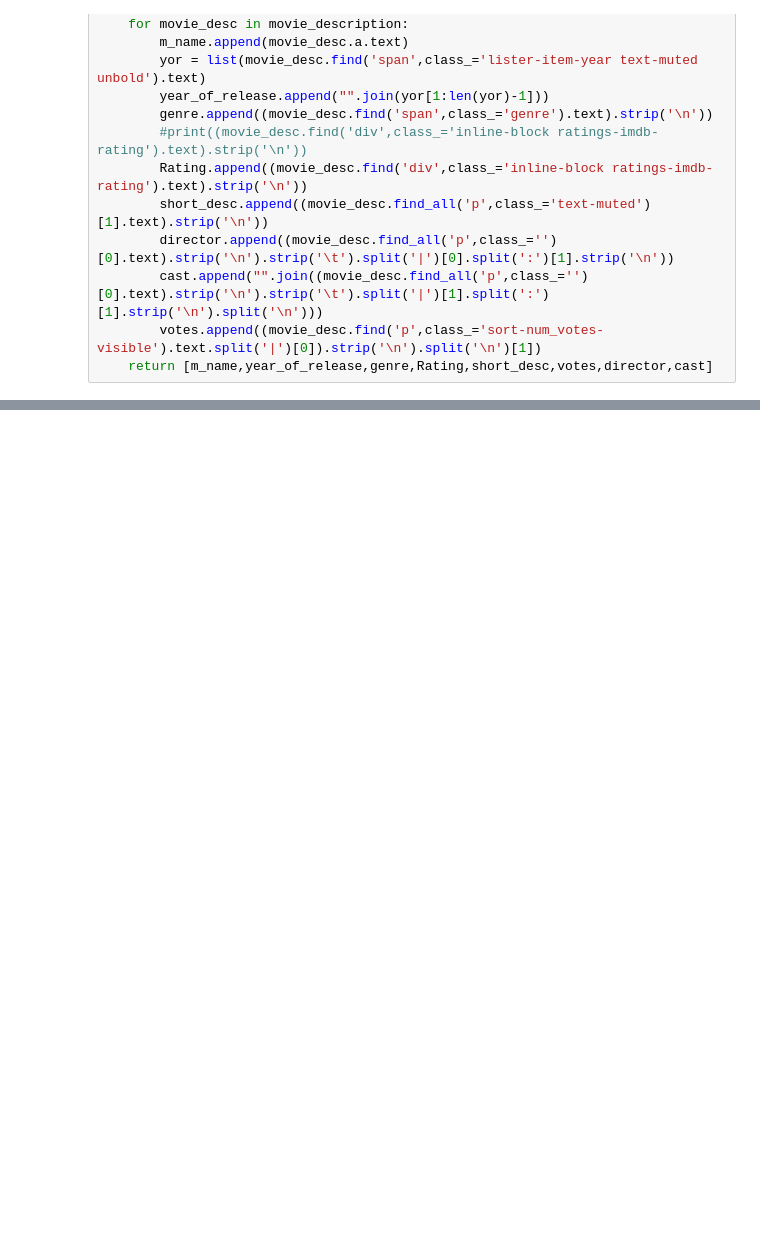
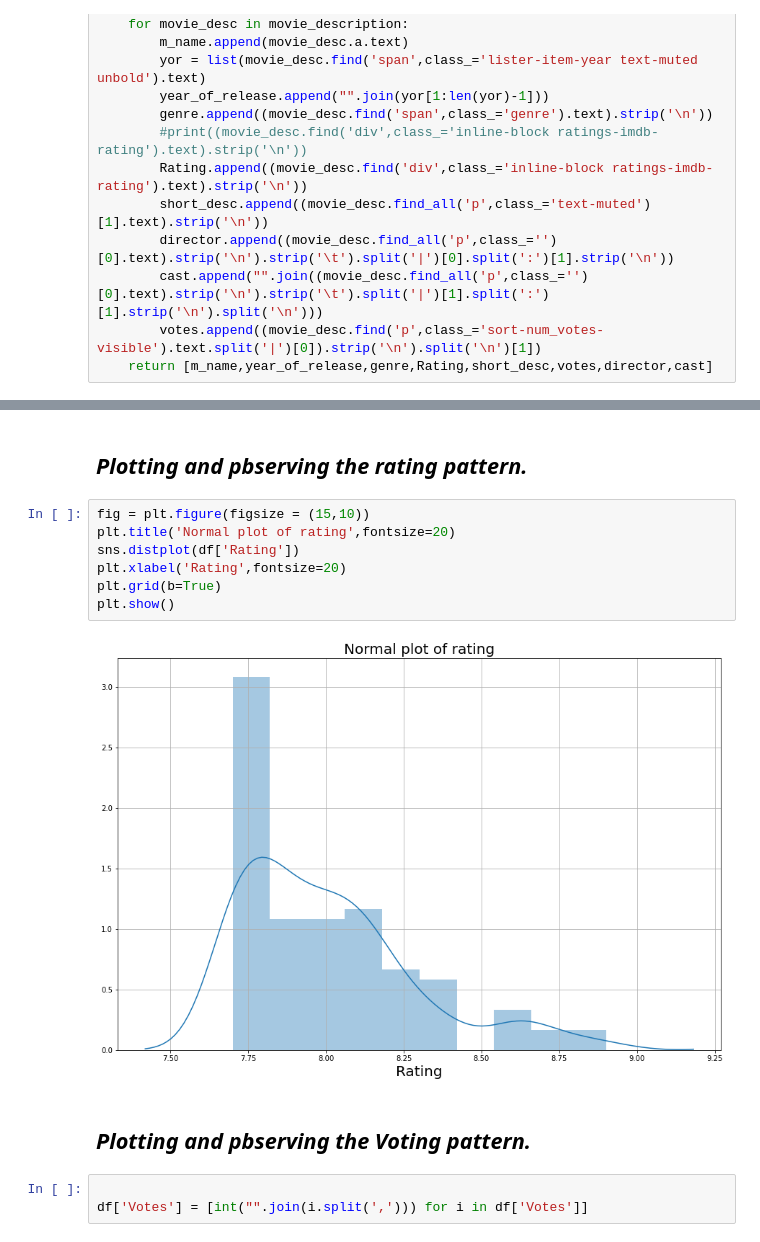
Before and after one commit to GuptAmit725/Strive_Bootcamp_2021, a Jupyter notebook: B1/D1/IMDB_movie_Scrapping.ipynb, the cells around one changed output, grey strips where cells are left out. Drawn from its saved outputs; the diff is of its cells as text; blank space fills up the shorter version.

```diff
--- a/B1/D1/IMDB_movie_Scrapping.ipynb
+++ b/B1/D1/IMDB_movie_Scrapping.ipynb
@@ -89,0 +110,16 @@ df.head()
+# %% [markdown]
+<h2><I>Plotting and pbserving the rating pattern.
+# %%
+fig = plt.figure(figsize = (15,10))
+plt.title('Normal plot of rating',fontsize=20)
+sns.distplot(df['Rating'])
+plt.xlabel('Rating',fontsize=20)
+plt.grid(b=True)
+plt.show()
+# %% [output]
+[figure, added]
+# %% [markdown]
+<h2><I>Plotting and pbserving the Voting pattern.
+# %%
+
+df['Votes'] = [int("".join(i.split(','))) for i in df['Votes']]
```
Also changed, not shown: parts of 7 cells of this notebook, 1 other file.
